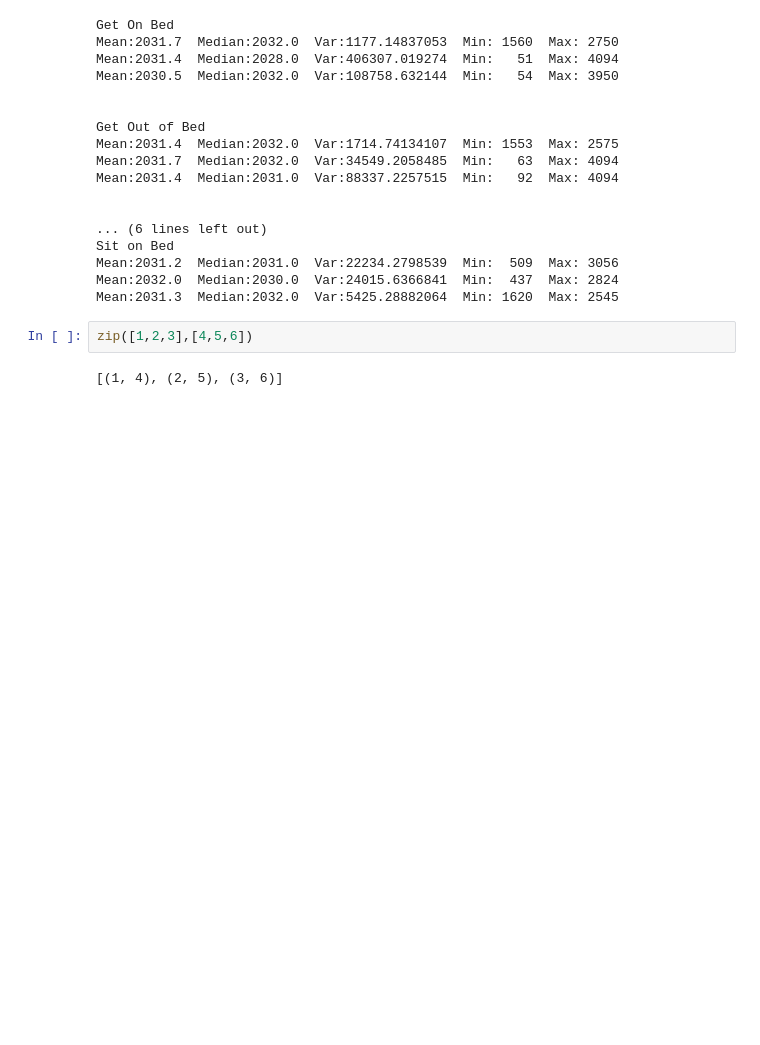
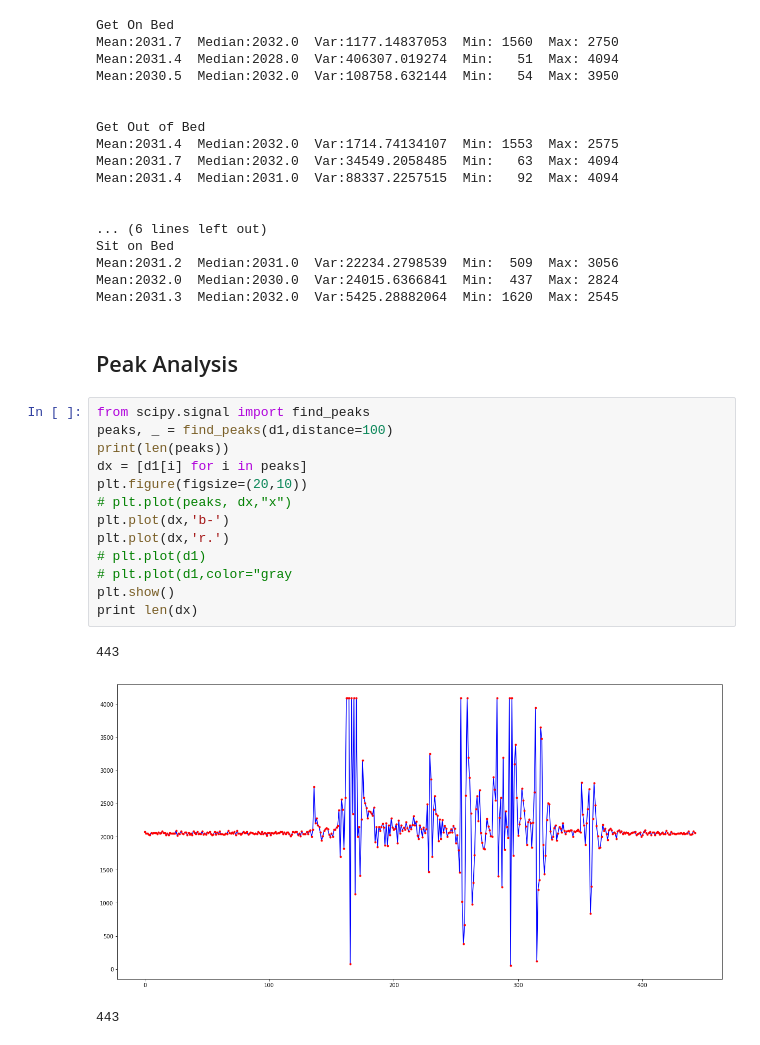
Before and after one commit to zyifan777/home_activity, a Jupyter notebook: Data_processing.ipynb, the cells around one changed output. Drawn from its saved outputs; the diff is of its cells as text; blank space fills up the shorter version.

Commit message:
peak analysis

```diff
--- a/Data_processing.ipynb
+++ b/Data_processing.ipynb
@@ -85,7 +85,22 @@ Sit on Bed
 Mean:2031.2  Median:2031.0  Var:22234.2798539  Min:  509  Max: 3056
 Mean:2032.0  Median:2030.0  Var:24015.6366841  Min:  437  Max: 2824
 Mean:2031.3  Median:2032.0  Var:5425.28882064  Min: 1620  Max: 2545
-# %%
-zip([1,2,3],[4,5,6])
-# %% [output]
-[(1, 4), (2, 5), (3, 6)]
+# %% [markdown]
+## Peak Analysis
+# %%
+from scipy.signal import find_peaks
+peaks, _ = find_peaks(d1,distance=100)
+print(len(peaks))
+dx = [d1[i] for i in peaks]
+plt.figure(figsize=(20,10))
+# plt.plot(peaks, dx,"x")
+plt.plot(dx,'b-')
+plt.plot(dx,'r.')
+# plt.plot(d1)
+# plt.plot(d1,color="gray
+plt.show()
+print len(dx)
+# %% [output]
+443
+[figure, added]
+443
```
Also changed, not shown: parts of 1 cell of this notebook, 1 other file.
